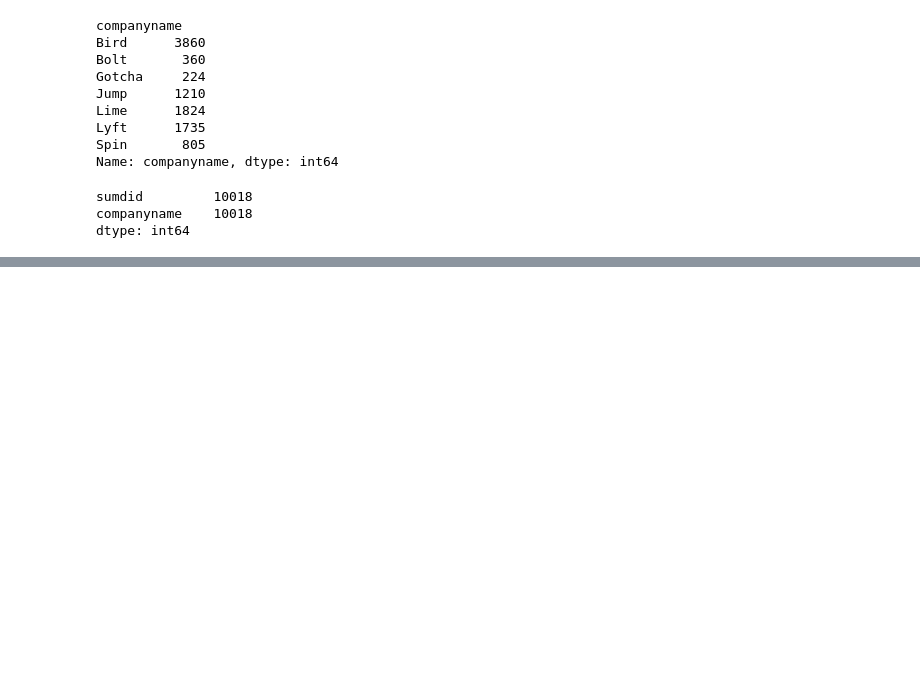
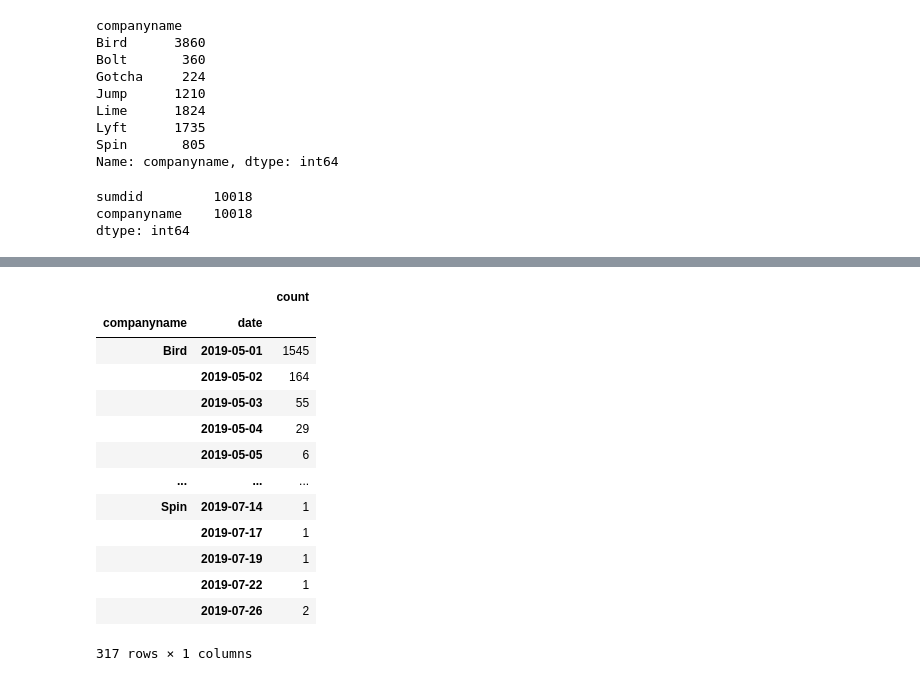
Before and after one commit to NSS-Data-Analytics-Cohort-8/scooter-partner1-yo_dawg_i_heard_you_liked_queries, a Jupyter notebook: notebooks/Project_questions.ipynb, the cells around one changed output, grey strips where cells are left out. Saved outputs shown, nothing was run; the diff lists cells and outputs as text; code cells hidden in the pictures; blank space fills up the shorter version.

```diff
--- a/notebooks/Project_questions.ipynb
+++ b/notebooks/Project_questions.ipynb
@@ -60,0 +100,21 @@ dtype: int64
+# %%
+scoot_df = company_scooters_time.groupby([
+    company_scooters_time['companyname'],
+    company_scooters_time['min'].rename('date').dt.date]).size().to_frame('count')
+
+scoot_df
+# %% [output]
+|  |  | count |
+| companyname | date |  |
+| Bird | 2019-05-01 | 1545 |
+|  | 2019-05-02 | 164 |
+|  | 2019-05-03 | 55 |
+|  | 2019-05-04 | 29 |
+|  | 2019-05-05 | 6 |
+| ... | ... | ... |
+| Spin | 2019-07-14 | 1 |
+|  | 2019-07-17 | 1 |
+|  | 2019-07-19 | 1 |
+|  | 2019-07-22 | 1 |
+|  | 2019-07-26 | 2 |
+317 rows × 1 columns
```
Also changed, not shown: parts of 11 cells of this notebook.
